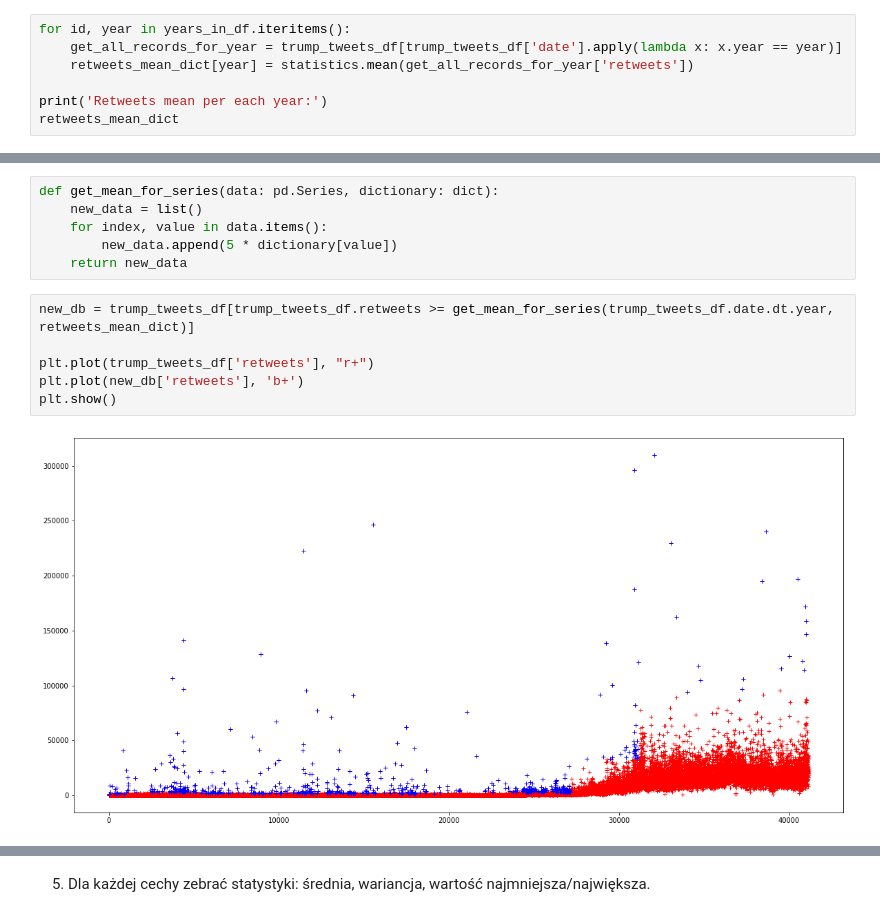
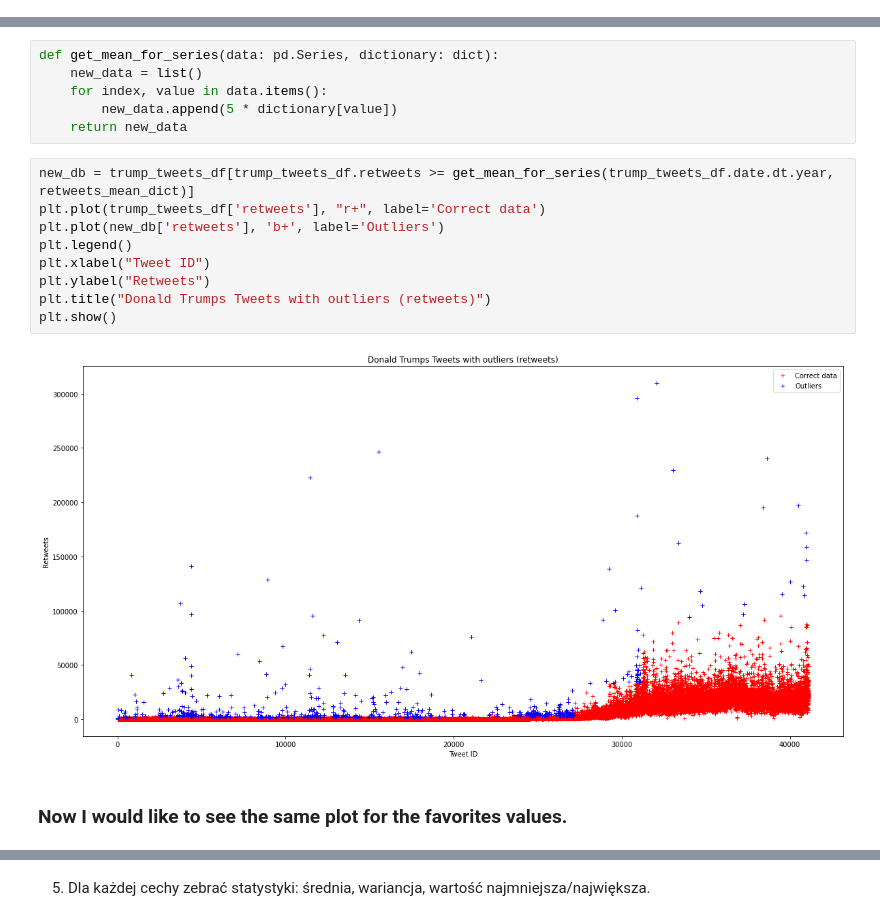
Before and after one commit to pajelonek/machine_learning_course, a Jupyter notebook: Lecture 2 - Data analysis, recognition and preparation/Lab4/Lab4_notebook.ipynb, the cells around one changed output, grey strips where cells are left out. Drawn from its saved outputs; the diff is of its cells as text.

Commit message:
Adding new plots to lecture 2.

```diff
--- a/Lecture 2 - Data analysis, recognition and preparation/Lab4/Lab4_notebook.ipynb
+++ b/Lecture 2 - Data analysis, recognition and preparation/Lab4/Lab4_notebook.ipynb
@@ -118,7 +136,0 @@ def fill_mean_value_dictionary(data: pd.DataFrame, dictionary: dict, row: string
-# %%
-for id, year in years_in_df.iteritems():
-    get_all_records_for_year = trump_tweets_df[trump_tweets_df['date'].apply(lambda x: x.year == year)]
-    retweets_mean_dict[year] = statistics.mean(get_all_records_for_year['retweets'])
-
-print('Retweets mean per each year:')
-retweets_mean_dict
@@ -144,9 +142,14 @@ def get_mean_for_series(data: pd.Series, dictionary: dict):
     return new_data
 # %%
 new_db = trump_tweets_df[trump_tweets_df.retweets >= get_mean_for_series(trump_tweets_df.date.dt.year, retweets_mean_dict)]
-
-plt.plot(trump_tweets_df['retweets'], "r+")
-plt.plot(new_db['retweets'], 'b+')
+plt.plot(trump_tweets_df['retweets'], "r+", label='Correct data')
+plt.plot(new_db['retweets'], 'b+', label='Outliers')
+plt.legend()
+plt.xlabel("Tweet ID")
+plt.ylabel("Retweets")
+plt.title("Donald Trumps Tweets with outliers (retweets)")
 plt.show()
 # %% [output]
-[figure, old version]
+[figure, new version]
+# %% [markdown]
+### Now I would like to see the same plot for the favorites values.
```
Also changed, not shown: parts of 12 cells of this notebook.
